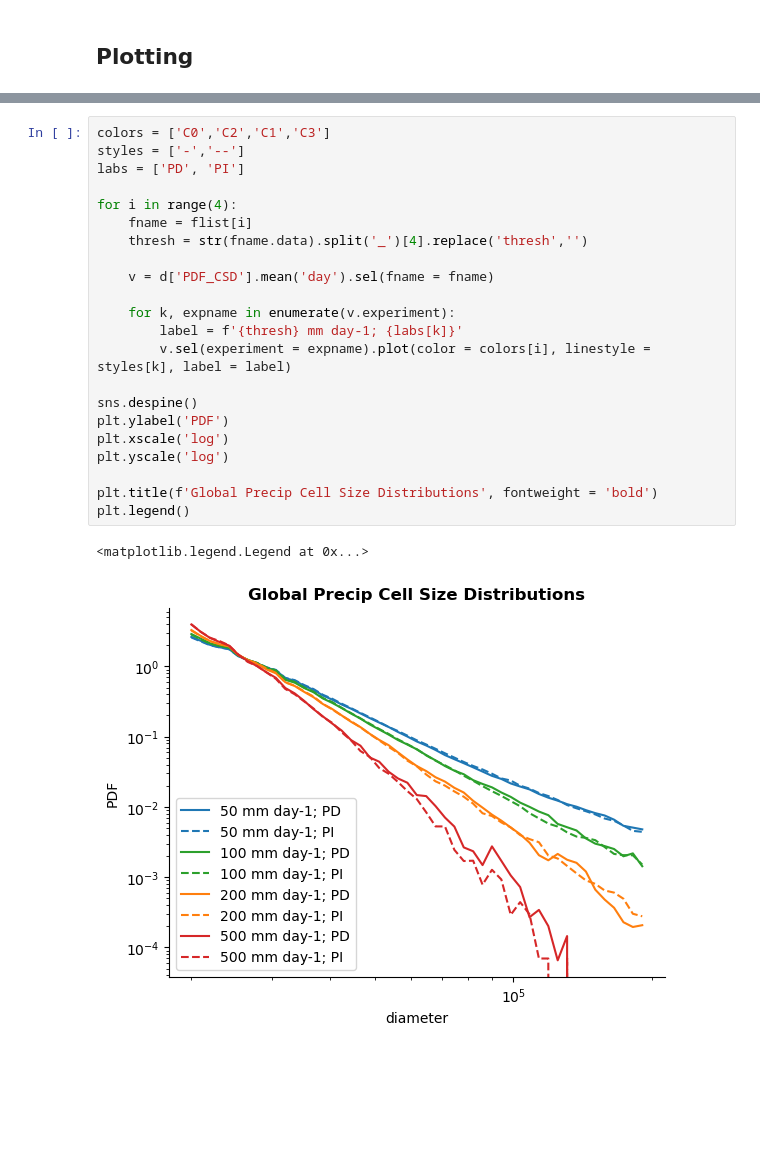
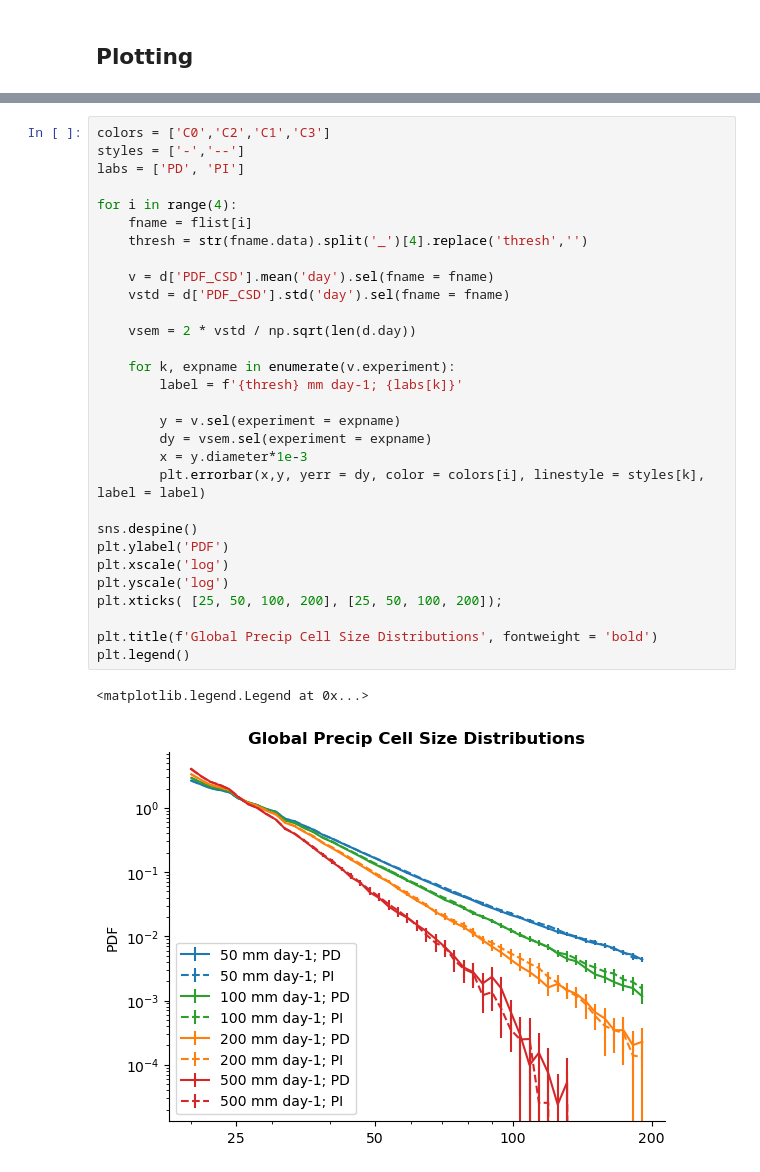
Before and after one commit to fsenf/proj.2025-05_oxford-hackathon, a Jupyter notebook: nbooks/11-Intercompare-Cell-Size-Distributions.ipynb, the cells around one changed output, grey strips where cells are left out. Cells and saved outputs as stored; diff of their text form; blank space fills up the shorter version.

Commit message:
csd update: added errorbars

```diff
--- a/nbooks/11-Intercompare-Cell-Size-Distributions.ipynb
+++ b/nbooks/11-Intercompare-Cell-Size-Distributions.ipynb
@@ -79,25 +79,33 @@ Data variables:
 # %%
 colors = ['C0','C2','C1','C3']
 styles = ['-','--']
 labs = ['PD', 'PI']
 
 for i in range(4):
     fname = flist[i]
     thresh = str(fname.data).split('_')[4].replace('thresh','')
 
     v = d['PDF_CSD'].mean('day').sel(fname = fname)
+    vstd = d['PDF_CSD'].std('day').sel(fname = fname)
+
+    vsem = 2 * vstd / np.sqrt(len(d.day))
 
     for k, expname in enumerate(v.experiment):
         label = f'{thresh} mm day-1; {labs[k]}'
-        v.sel(experiment = expname).plot(color = colors[i], linestyle = styles[k], label = label)
+
+        y = v.sel(experiment = expname)
+        dy = vsem.sel(experiment = expname)
+        x = y.diameter*1e-3
+        plt.errorbar(x,y, yerr = dy, color = colors[i], linestyle = styles[k], label = label)
 
 sns.despine()
 plt.ylabel('PDF')
 plt.xscale('log')
 plt.yscale('log')
+plt.xticks( [25, 50, 100, 200], [25, 50, 100, 200]);
 
 plt.title(f'Global Precip Cell Size Distributions', fontweight = 'bold')
 plt.legend()
 # %% [output]
 <matplotlib.legend.Legend at 0x...>
-[figure, old version]
+[figure, new version]
```
Also changed, not shown: parts of 1 cell of this notebook, 2 other files.
